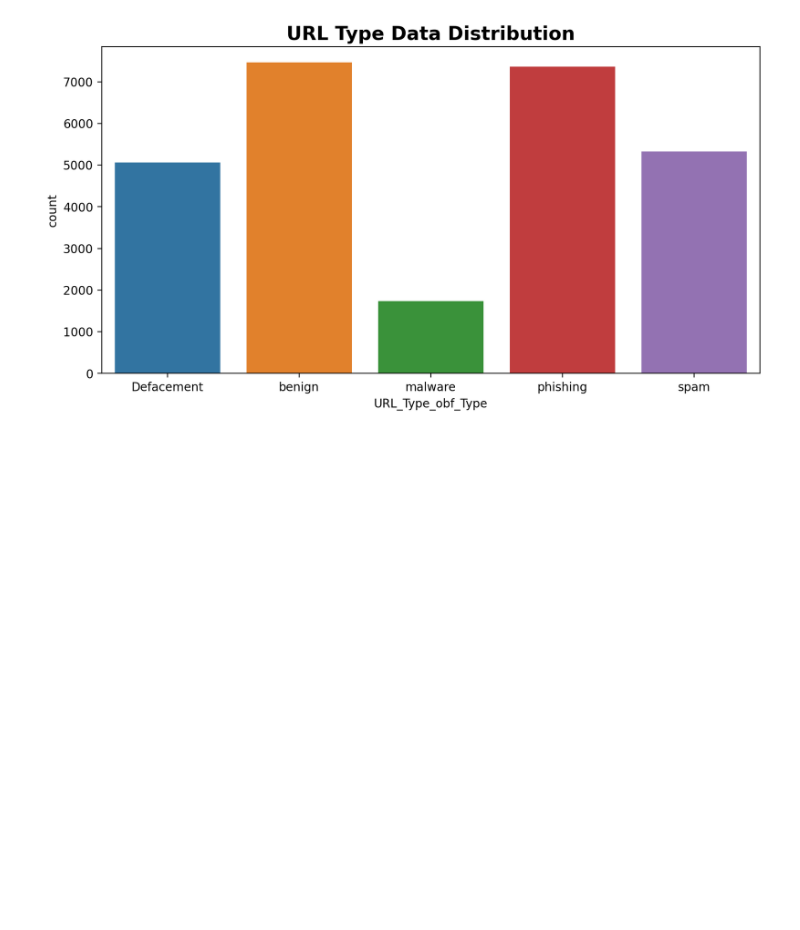
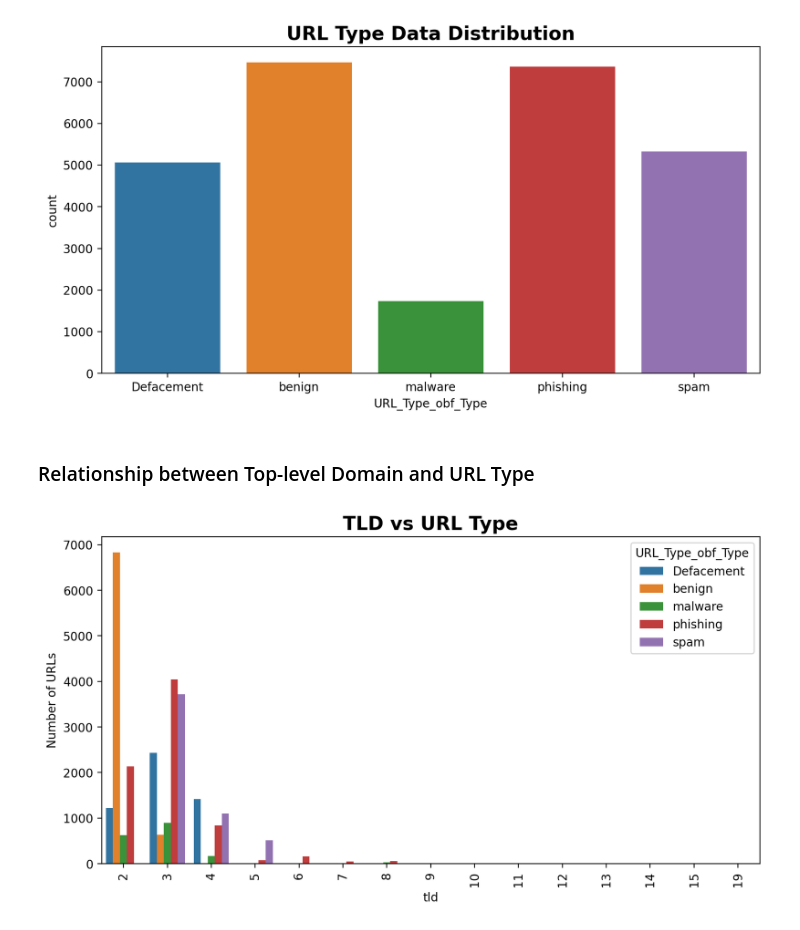
Before and after one commit to DejusDevspace/phishing-detector-ml-cli-toolkit, a Jupyter notebook: data_exploration.ipynb, the cells around one changed output. Saved outputs shown, nothing was run; the diff lists cells and outputs as text; code cells hidden in the pictures; blank space fills up the shorter version.

```diff
--- a/data_exploration.ipynb
+++ b/data_exploration.ipynb
@@ -104,9 +102,9 @@ for col in df[cols_with_null]:
 # %%
-# Replacing the missing values with the mean of each of the columns
+# Replacing the missing values with the median of each of the columns
 for col in cols_with_null:
-    col_mean = df[col].mean()
-    if pd.isna(col_mean):
-        col_mean = 0
-    print(f"Replacing missing values with mean: '{col_mean}' in {col} column")
-    df[col] = df[col].fillna(col_mean)
+    col_median = df[col].median()
+    if pd.isna(col_median):
+        col_median = 0
+    print(f"Replacing missing values with median: '{col_median}' in {col} column")
+    df[col] = df[col].fillna(col_median)
 # %% [output]
@@ -181,3 +181,16 @@ plt.savefig("./plots/data-distribution.png")
 plt.show()
 # %% [output]
 [figure]
+# %% [markdown]
+### Relationship between Top-level Domain and URL Type
+# %%
+# Relationship between tld and URL_Type_obf_Type
+plt.figure(figsize=(10, 5), dpi=200)
+sns.countplot(data=df, x="tld", hue="URL_Type_obf_Type")
+plt.title("TLD vs URL Type", fontsize=16, fontweight="bold")
+plt.xticks(rotation=90)
+plt.ylabel("Number of URLs")
+plt.savefig("./plots/tld-vs-url-type.png")
+plt.show()
+# %% [output]
+[figure, added]
```
Also changed, not shown: parts of 20 cells of this notebook, 9 other files.
